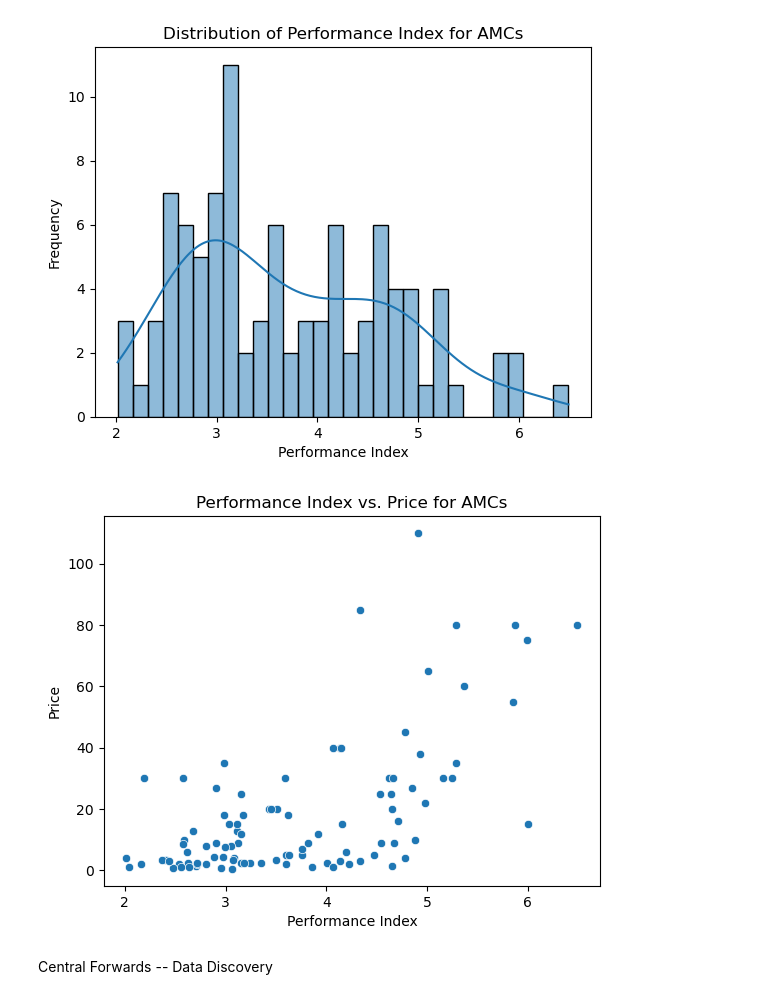
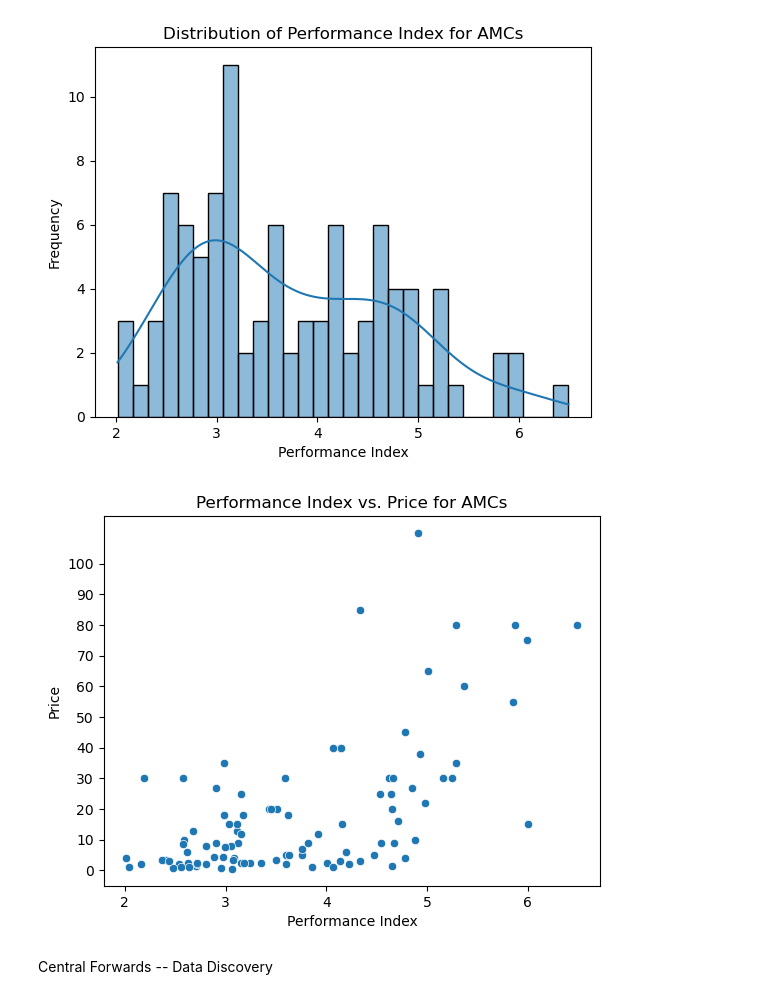
Before and after one commit to enesyesil/Moneyball-Scout-ML, a Jupyter notebook: Moneyball Scout Dataset.ipynb, the cells around one changed output. Cells and saved outputs as stored; diff of their text form; code cells hidden in the pictures.

```diff
--- a/Moneyball Scout Dataset.ipynb
+++ b/Moneyball Scout Dataset.ipynb
@@ -155,6 +155,10 @@ df_final = pd.merge(df_merged, df_player_info, on="name", how="left")
 df_final = df_final.drop_duplicates()
 df_final.drop(df_final[df_final["position"] == "Goalkeeper"].index, inplace=True)
 
+# drop players with NaN position or NaN price
+df_final.dropna(subset=["position"], inplace=True)
+df_final.dropna(subset=["price"], inplace=True)
+
 df_final
 # %% [output]
 |  | name | attribute-vector | percentiles | non-penalty-goals | non-penalty-xg | shots-total | assists | ... |
@@ -398,13 +373,16 @@ plt.show()
 # %% [output]
 [figure]
 # %%
+import math
+
 sns.scatterplot(x='Performance_Index', y='price', data=df_amc)
 plt.title('Performance Index vs. Price for AMCs')
 plt.xlabel('Performance Index')
 plt.ylabel('Price')
+plt.yticks([x for x in range(0, math.ceil(df_amc['price'].max()), 10)])
 plt.show()
 # %% [output]
-[figure, old version]
+[figure, new version]
 # %% [markdown]
 Central Forwards -- Data Discovery
 # %%
```
Also changed, not shown: parts of 36 cells of this notebook.
